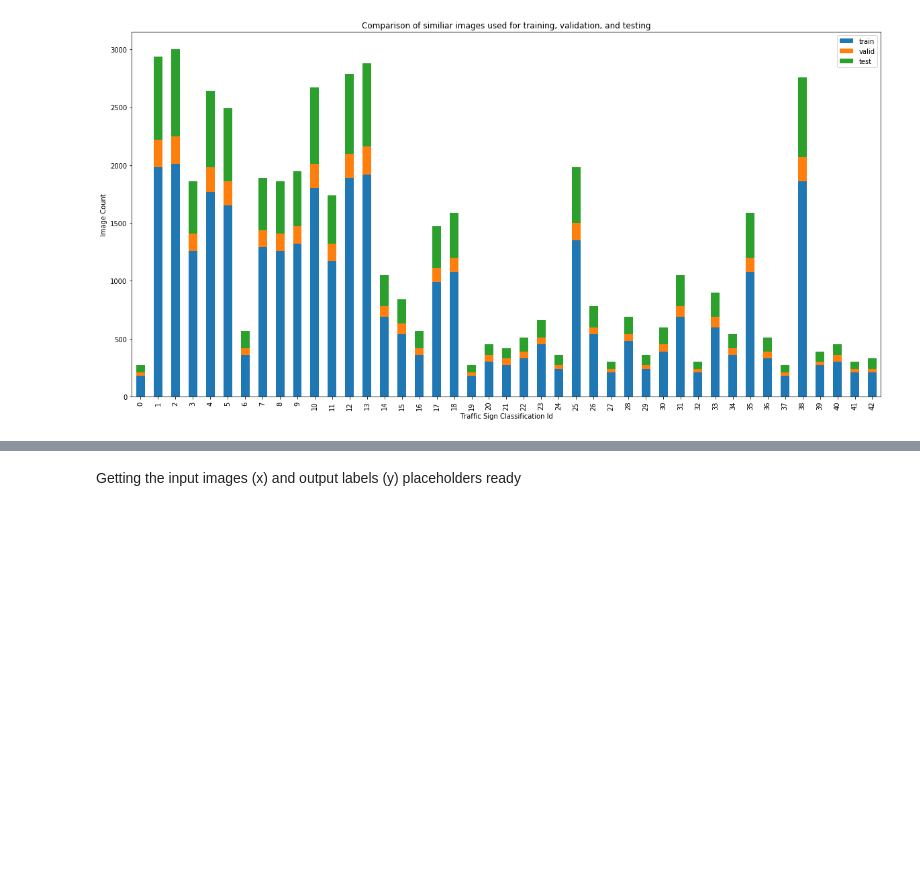
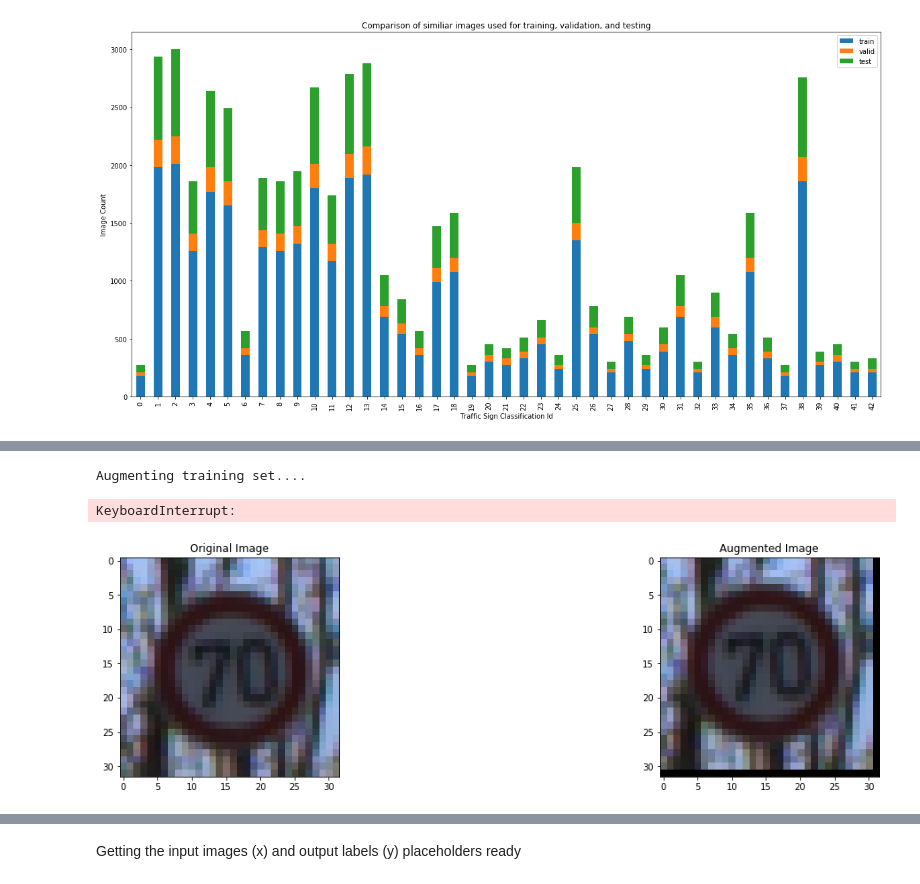
Before and after one commit to KaneRodriguez/CarND-Traffic-Sign-Classifier-Project, a Jupyter notebook: Traffic_Sign_Classifier.ipynb, the cells around one changed output, grey strips where cells are left out. Drawn from its saved outputs; the diff is of its cells as text; code cells hidden in the pictures; blank space fills up the shorter version.

```diff
--- a/Traffic_Sign_Classifier.ipynb
+++ b/Traffic_Sign_Classifier.ipynb
@@ -161,0 +282,19 @@ ax.set(xlabel='Traffic Sign Classification Id', ylabel='Image Count')
+# %%
+# augment data sets
+print("Augmenting training set....")
+X_train_aug, y_train_aug = augmentDataSet(X_train, y_train, debug=True)
+
+# TODO: should validation and testing images be generated as well?
+
+print("Old X Shape =", X_train.shape)
+print("New X Shape =", X_train_aug.shape)
+
+print("Old y Shape =", y_train.shape)
+print("New y Shape =", y_train_aug.shape)
+
+print("Old Data Variance =", np.var(np.bincount(y_train)))
+print("New Data Variance =", np.var(np.bincount(y_train_aug)))
+# %% [output]
+Augmenting training set....
+KeyboardInterrupt:
+[figure, added]
```
Also changed, not shown: parts of 51 cells of this notebook, 21 other files.
